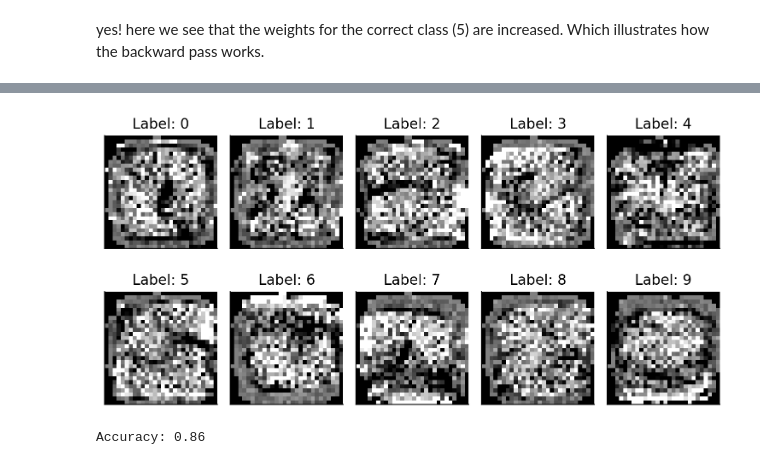
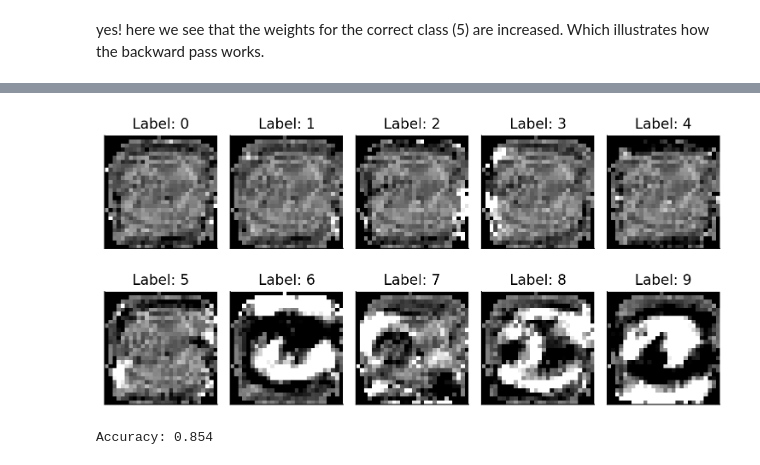
Before and after one commit to lukasGeisseler/Neural_Networks_in_Numpy, a Jupyter notebook: 02_Perceptron.ipynb, the cells around one changed output, grey strips where cells are left out. Drawn from its saved outputs; the diff is of its cells as text; code cells hidden in the pictures.

```diff
--- a/02_Perceptron.ipynb
+++ b/02_Perceptron.ipynb
@@ -117,4 +117,16 @@ plt.title("Step Function")
 plt.show()
 # %% [output]
 [figure]
+# %%
+def compute_weighted_sum(X_transformed: np.ndarray, weights: np.ndarray, bias_size: int = 1) -> np.ndarray:
+    """computes the weighted sum of the input array and the weights + bias.
+    Args:
+        X_transformed (np.ndarray): transformed input array
+        weights (np.ndarray): weights of the perceptron
+        bias_size (int, optional): size of the bias. Defaults to 1.
+    Returns:
+        np.ndarray: weighted sum of the input array and the weights + bias
+    """
+    #return np.matmul(X_transformed, weights[:-bias_size]) + weights[-bias_size]
+    return X_transformed @ weights[:-bias_size] + weights[-bias_size]
 # %%
@@ -221,3 +278,0 @@ print(weights.shape)
-# %%
-random_weight = np.diag(np.random.rand(w_len).round(decimals=0))
-random_weight
@@ -232,15 +281,12 @@ array([[1., 0., 0., ..., 0., 0., 0.],
 # %%
-# define the training loop
-
-
 def train(
-    X_train: np.ndarray,
+    X_train: np.ndarray[np.ndarray[np.ndarray[np.float32]]],
     y_train: np.ndarray,
-    epochs: int = 100,
+    epochs: int = 1,
     learning_rate: float = 0.1,
     bias_size: int = 1,
 ) -> np.ndarray:
-    """train trains the perceptron using the training data.
+    """trains the perceptron using the training data.
 
     Args:
         X_train (np.ndarray): training data
@@ -254,8 +300,16 @@ def train(
 
     # initialize weights
     w_len = X_train[0].flatten().shape[0]
-    weights = np.zeros(w_len + bias_size)
-    random_weight = np.diag(np.random.rand(w_len).round(decimals=0))
+    n_classes = np.unique(y_train).shape[0]
+
+    # if we have a binary classifier, we need only one set of weights
+    weights = (
+        np.zeros(w_len + bias_size)
+        if n_classes == 2
+        else np.zeros((n_classes, w_len + bias_size))
+    )
+    # random_weight = step_function(np.diag(np.random.rand(w_len)), 0) # omitted random connections
+
     # iterate over the epochs
     train_metrics = dict()
     for epoch in range(epochs):
@@ -264,7 +318,7 @@ def train(
         for image, label in zip(X_train, y_train):
             # transform the image to a binary vector
             transformed_image = normalize(image, 0, 1).round(decimals=0).flatten()
-            transformed_image = np.dot(transformed_image, random_weight)
+            # transformed_image = np.matmul(random_weight, transformed_image) # omitted random connections
             weights, loss = backward_pass(
                 transformed_image,
                 label=label,
@@ -287,6 +341,6 @@ def train(
 
 # train the perceptron
 weights, random_weight = train(
-    binary_train_images, binary_train_labels, epochs=10, learning_rate=0.1, bias_size=1
+    binary_train_images, binary_train_labels, epochs=9, learning_rate=0.001, bias_size=1
 )
 # %% [output]
@@ -586,17 +519,15 @@ Epoch 9: Loss: 6395.0000, Accuracy: 0.8934
 # %%
 # Let's inspect the weights / latent space of the perceptron for each class
 # we can visualize the weights as images
 
 plot_examples(
-    [weight[:-bias_size].reshape(28, -1) for weight in norm(weights, 0, 1)],
-    labels=np.arange(10),
+    [weight[:-bias_size].reshape(28, -1) for weight in normalize(weights, 0, 1)],
+    labels=np.arange(len(weights)),
 )
 # %% [output]
-[figure, old version]
+[figure, new version]
 # %%
-accuracy, predictions = eval(
-    test_images, test_labels, weights, random_weight, bias_size=1, multiclass=True
-)
-print(f"Accuracy: {accuracy:.2f}")
+accuracy, predictions = eval(test_images, test_labels, weights, bias_size=1)
+print(f"Accuracy: {accuracy:.3f}")
 # %% [output]
-Accuracy: 0.86
+Accuracy: 0.854
```
Also changed, not shown: parts of 26 cells of this notebook, 9 other files.
